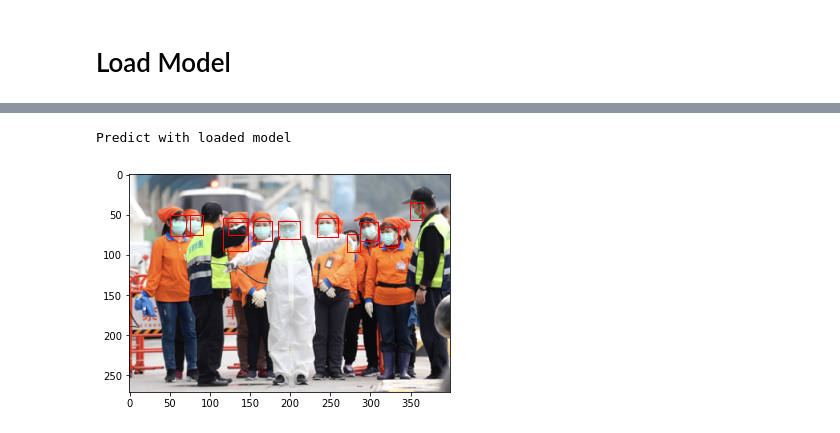
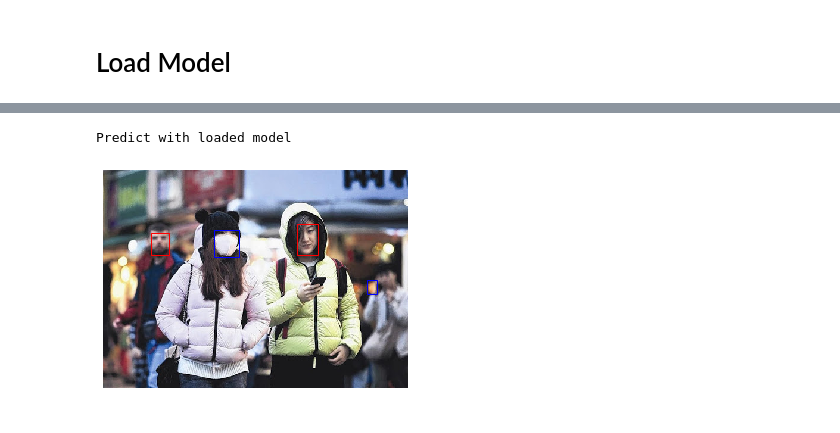
Before and after one commit to TzeMeng/FaceMask-Detection, a Jupyter notebook: pytorch-fasterrcnn.ipynb, the cells around one changed output, grey strips where cells are left out. Cells and saved outputs as stored; diff of their text form; code cells hidden in the pictures.

```diff
--- a/pytorch-fasterrcnn.ipynb
+++ b/pytorch-fasterrcnn.ipynb
@@ -130,7 +138,7 @@ def collate_fn(batch):
 
 dataset = MaskDataset(data_transform)
 data_loader = torch.utils.data.DataLoader(
- dataset, batch_size=2, collate_fn=collate_fn)
+ dataset, batch_size=1, collate_fn=collate_fn)
 # %%
 torch.cuda.is_available()
 # %% [output]
@@ -150,7 +158,7 @@ def get_model_instance_segmentation(num_classes):
     # get number of input features for the classifier
     in_features = model.roi_heads.box_predictor.cls_score.in_features
     # replace the pre-trained head with a new one
-    model.roi_heads.box_predictor = FastRCNNPredictor(in_features, num_classes)
+    model.roi_heads.box_predictor = FastRCNNPredictor(in_features, num_classes+1)
 
     return model
 # %%
@@ -177,7 +177,7 @@ for imgs, annotations in data_loader:
 # %% [markdown]
 # Train Model
 # %%
-num_epochs = 15
+num_epochs = 10
 model.to(device)
 
 # parameters
@@ -249,24 +239,24 @@ preds
 # %% [markdown]
 # Function to plot image
 # %%
-def plot_image(img_tensor, annotation):
+def plot_image(img_tensor, annotation, block=True):
 
     fig,ax = plt.subplots(1)
     img = img_tensor.cpu().data
+    # Display the image
+    ax.imshow( np.array( img.permute(1, 2, 0) ) )
 
-    # Display the image
-    ax.imshow(img.permute(1, 2, 0))
-
-    for box in annotation["boxes"]:
+    for box, label in zip( annotation["boxes"], annotation["labels"] ):
         xmin, ymin, xmax, ymax = box
-
         # Create a Rectangle patch
-        rect = patches.Rectangle((xmin,ymin),(xmax-xmin),(ymax-ymin),linewidth=1,edgecolor='r',facecolor='none')
-
+        if label==2:
+            rect = patches.Rectangle((xmin,ymin),(xmax-xmin),(ymax-ymin),linewidth=1,edgecolor='b',facecolor='none')
+        else:
+            rect = patches.Rectangle((xmin,ymin),(xmax-xmin),(ymax-ymin),linewidth=1,edgecolor='r',facecolor='none')
         # Add the patch to the Axes
         ax.add_patch(rect)
-
-    plt.show()
+        ax.axis("off")
+    plt.show(block=block)
 # %%
 print("Prediction")
 plot_image(imgs[0], preds[0])
@@ -314,6 +302,6 @@ RuntimeError: CUDA out of memory. Tried to allocate 56.00 MiB (GPU 0; 4.00 GiB t
 # %%
 print("Predict with loaded model")
-plot_image(imgs[3], pred2[3])
+plot_image(imgs[1], pred2[0])
 # %% [output]
 Predict with loaded model
-[figure, old version]
+[figure, new version]
```
Also changed, not shown: parts of 10 cells of this notebook.
